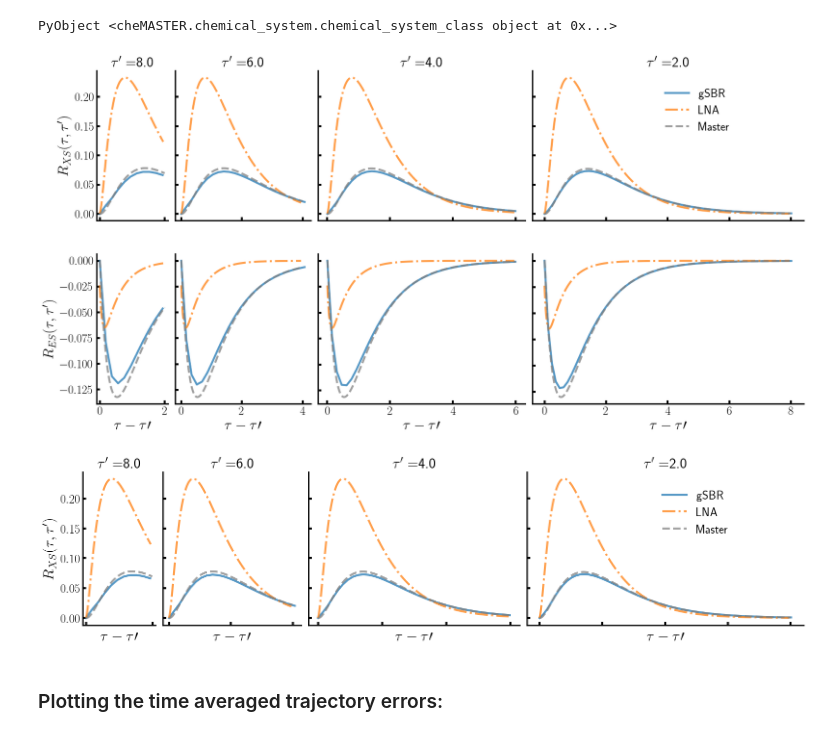
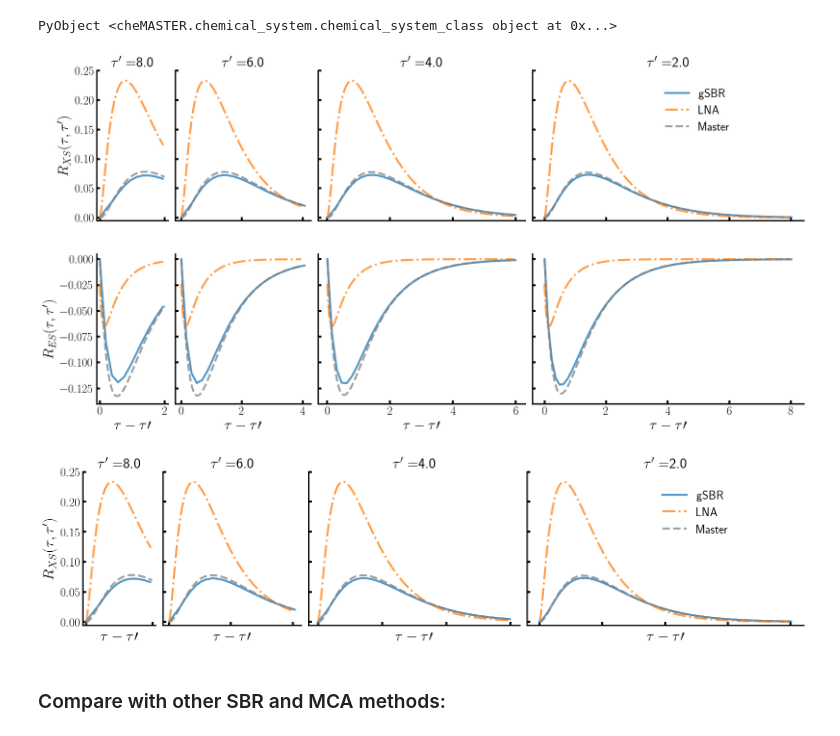
Before and after one commit to btemoshir/Achedmy.jl, a Jupyter notebook: examples/enzyme_kinetics.ipynb, the cells around one changed output. Cells and saved outputs as stored; diff of their text form; code cells hidden in the pictures.

```diff
--- a/examples/enzyme_kinetics.ipynb
+++ b/examples/enzyme_kinetics.ipynb
@@ -634,6 +680,6 @@ end
 #     serialize(f, Master)
 # end
 # %%
-# Master = open("../data/enzyme1/master.jls", "r") do f
-#     deserialize(f)
-# end
+Master = open("../data/enzyme/master.jls", "r") do f
+    deserialize(f)
+end
@@ -665,6 +723,6 @@ end
 #     serialize(f, EMRE)
 # end
 # %%
-# EMRE = open("../data/enzyme1/emre.jls", "r") do f
-#     deserialize(f)
-# end
+EMRE = open("../data/enzyme/emre.jls", "r") do f
+    deserialize(f)
+end
@@ -898,9 +969,9 @@ rxn_par[1] = k1
 # %% [output]
 334238931
 # %%
-# Master_response = open("../data/enzyme/Master_response_kf1_fine_res_script.jls", "r") do f
-#     deserialize(f)
-# end
+Master_response = open("../data/enzyme/Master_response_kf1_fine_res_script.jls", "r") do f
+    deserialize(f)
+end
 # %% [output]
 PyObject <cheMASTER.chemical_system.chemical_system_class object at 0x...>
 # %%
@@ -944,6 +1015,7 @@ for j in 1:length(plotting_tau)
     axis[j].set_title(L"\tau^\prime = " * string(plotting_tau[j]), fontsize=22)
     axis[j].spines["right"].set_visible(false)
     axis[j].spines["top"].set_visible(false)
+    axis[j].set_ylim((-0.005,0.25))
 end
 
 for j in 1:length(plotting_tau)
@@ -954,6 +1026,7 @@ for j in 1:length(plotting_tau)
     axis2[j].spines["right"].set_visible(false)
     axis2[j].spines["top"].set_visible(false)
     axis2[j].set_xlabel(L"\tau-\tau\prime", fontsize=22)
+    axis2[j].set_ylim((-0.14,0.005))
 end
 
 ax1.set_ylabel(L"R_{XS}(\tau,\tau^\prime)", fontsize=22)
@@ -974,5 +1047,5 @@ ax44.set(yticklabels=[])
 
 gcf()
 # %% [output]
-[figure, old version]
+[figure, new version]
 # %%
@@ -1003,32 +1076,33 @@ ax4 = fig.add_axes([0.61, 0.55, 0.38, 0.45])
 
 axis = [ax4, ax3, ax2, ax1]
 
 axis2 = [ax44, ax33, ax22, ax11]
 
 for j in 1:length(plotting_tau)
 
     axis[j].plot(time_grid_gSBR[tau_SBR[j]:end] .- time_grid_gSBR[tau_SBR[j]],(VAR[sat_sbr].R[4,1, tau_SBR[j]:end, tau_SBR[j]]), "-", alpha=0.75,linewidth=3)
     axis[j].plot(time_grid_all[1:end-tau[j]], EMRE[sat].resp[4, 1, tau[j]+1:end, tau[j]], linestyle="dashdot", alpha=0.75,linewidth=3)
     axis[j].plot(time_grid_Master[tau_Master[j]:end] .- time_grid_Master[tau_Master[j]], Master_response.Response[4, 1, tau_Master[j]:end, tau_Master[j]], "--", alpha=0.75, color="gray",linewidth=3)
 
     axis[j].set_title(L"\tau^\prime = " * string(plotting_tau[j]), fontsize=22)
     axis[j].spines["right"].set_visible(false)
     axis[j].spines["top"].set_visible(false)
     axis[j].set_xlabel(L"\tau-\tau\prime", fontsize=22)
+    axis[j].set_ylim((-0.005,0.25))
 end
 
 ax1.set_ylabel(L"R_{XS}(\tau,\tau^\prime)", fontsize=22)
 ax2.set(yticklabels=[])
 ax3.set(yticklabels=[])
 ax4.set(yticklabels=[])
 ax1.set(xticklabels=[])
 ax2.set(xticklabels=[])
 ax3.set(xticklabels=[])
 ax4.set(xticklabels=[])
 
 ax4.legend(["gSBR", "LNA", "Master"], bbox_to_anchor=(0.45, 0.95), loc=0, frameon=false, fontsize=18)
 
 gcf()
 # %% [output]
-[figure, old version]
+[figure, new version]
 # %%
@@ -1037,2 +1110,0 @@ plt.close()
-# %% [markdown]
-### Plotting the time averaged trajectory errors:
@@ -1038,0 +1113,2 @@ plt.close()
+# %% [markdown]
+### Compare with other SBR and MCA methods:
```
Also changed, not shown: parts of 37 cells of this notebook, 20 other files.
